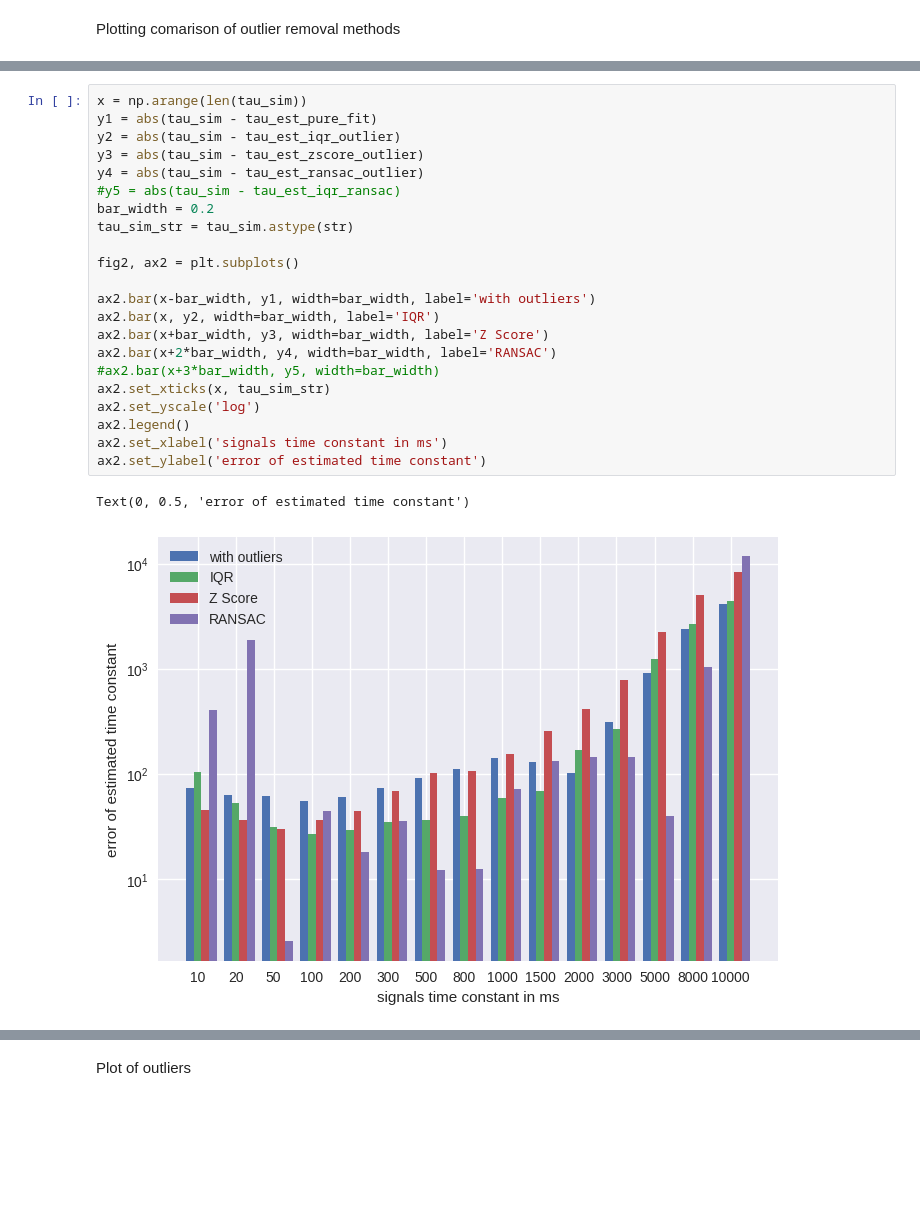
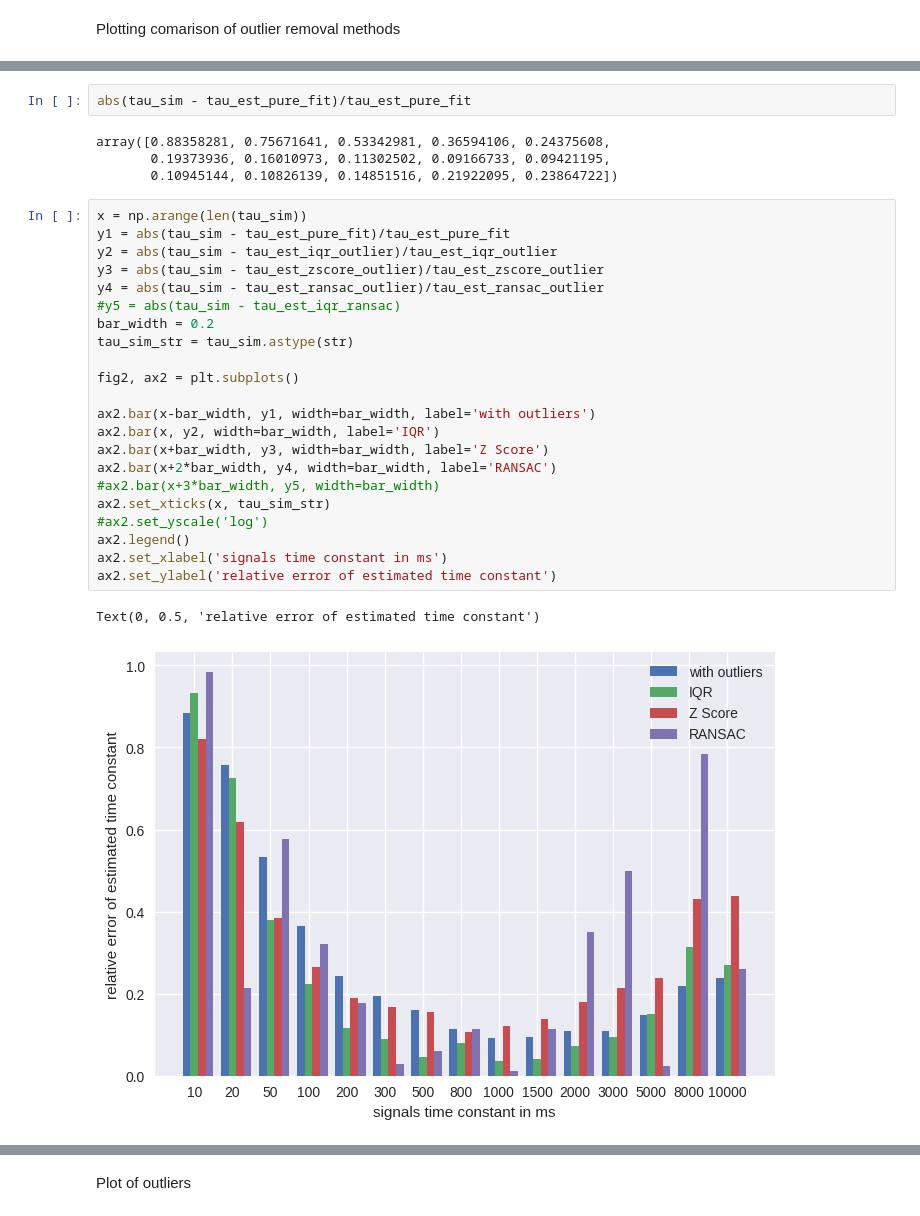
Before and after one commit to mjoudy/Calcium---AR, a Jupyter notebook: deriv_method_tau_est.ipynb, the cells around one changed output, grey strips where cells are left out. Cells and saved outputs as stored; diff of their text form; blank space fills up the shorter version.

Commit message:
relative error of some analysis added.

```diff
--- a/deriv_method_tau_est.ipynb
+++ b/deriv_method_tau_est.ipynb
@@ -75,25 +76,31 @@ ax.legend()
+# %%
+abs(tau_sim - tau_est_pure_fit)/tau_est_pure_fit
+# %% [output]
+array([0.88358281, 0.75671641, 0.53342981, 0.36594106, 0.24375608,
+       0.19373936, 0.16010973, 0.11302502, 0.09166733, 0.09421195,
+       0.10945144, 0.10826139, 0.14851516, 0.21922095, 0.23864722])
 # %%
 x = np.arange(len(tau_sim))
-y1 = abs(tau_sim - tau_est_pure_fit)
-y2 = abs(tau_sim - tau_est_iqr_outlier)
-y3 = abs(tau_sim - tau_est_zscore_outlier)
-y4 = abs(tau_sim - tau_est_ransac_outlier)
+y1 = abs(tau_sim - tau_est_pure_fit)/tau_est_pure_fit
+y2 = abs(tau_sim - tau_est_iqr_outlier)/tau_est_iqr_outlier
+y3 = abs(tau_sim - tau_est_zscore_outlier)/tau_est_zscore_outlier
+y4 = abs(tau_sim - tau_est_ransac_outlier)/tau_est_ransac_outlier
 #y5 = abs(tau_sim - tau_est_iqr_ransac)
 bar_width = 0.2
 tau_sim_str = tau_sim.astype(str)
 
 fig2, ax2 = plt.subplots()
 
 ax2.bar(x-bar_width, y1, width=bar_width, label='with outliers')
 ax2.bar(x, y2, width=bar_width, label='IQR')
 ax2.bar(x+bar_width, y3, width=bar_width, label='Z Score')
 ax2.bar(x+2*bar_width, y4, width=bar_width, label='RANSAC')
 #ax2.bar(x+3*bar_width, y5, width=bar_width)
 ax2.set_xticks(x, tau_sim_str)
-ax2.set_yscale('log')
+#ax2.set_yscale('log')
 ax2.legend()
 ax2.set_xlabel('signals time constant in ms')
-ax2.set_ylabel('error of estimated time constant')
+ax2.set_ylabel('relative error of estimated time constant')
 # %% [output]
-Text(0, 0.5, 'error of estimated time constant')
+Text(0, 0.5, 'relative error of estimated time constant')
-[figure, old version]
+[figure, new version]
```
Also changed, not shown: parts of 2 cells of this notebook.
